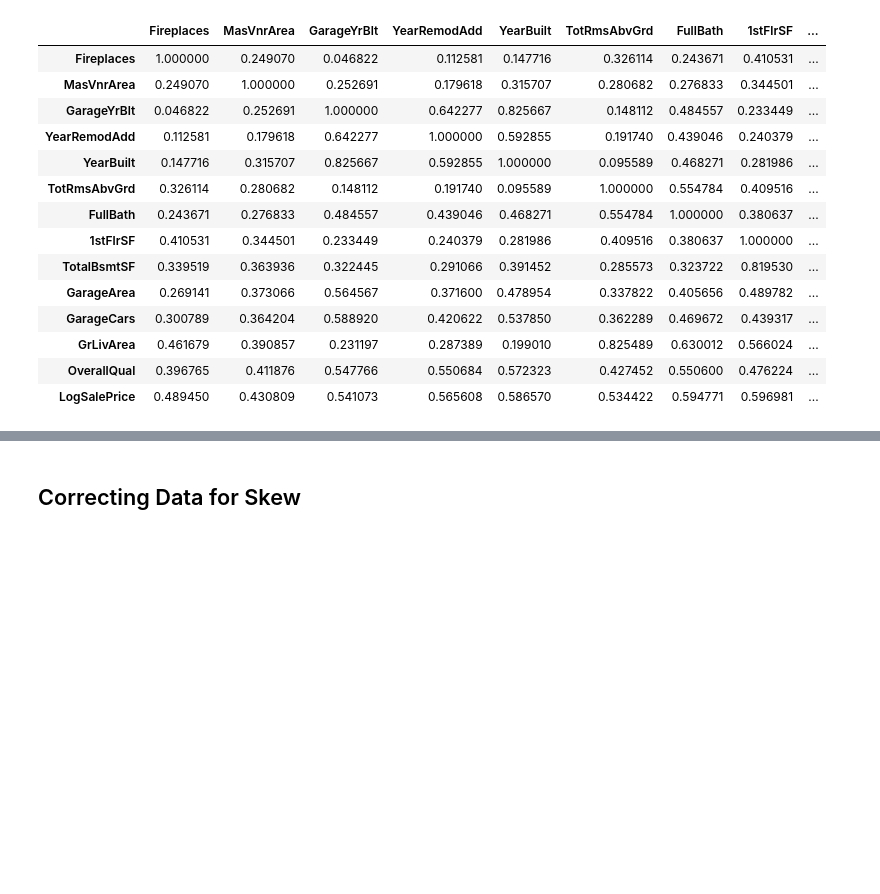
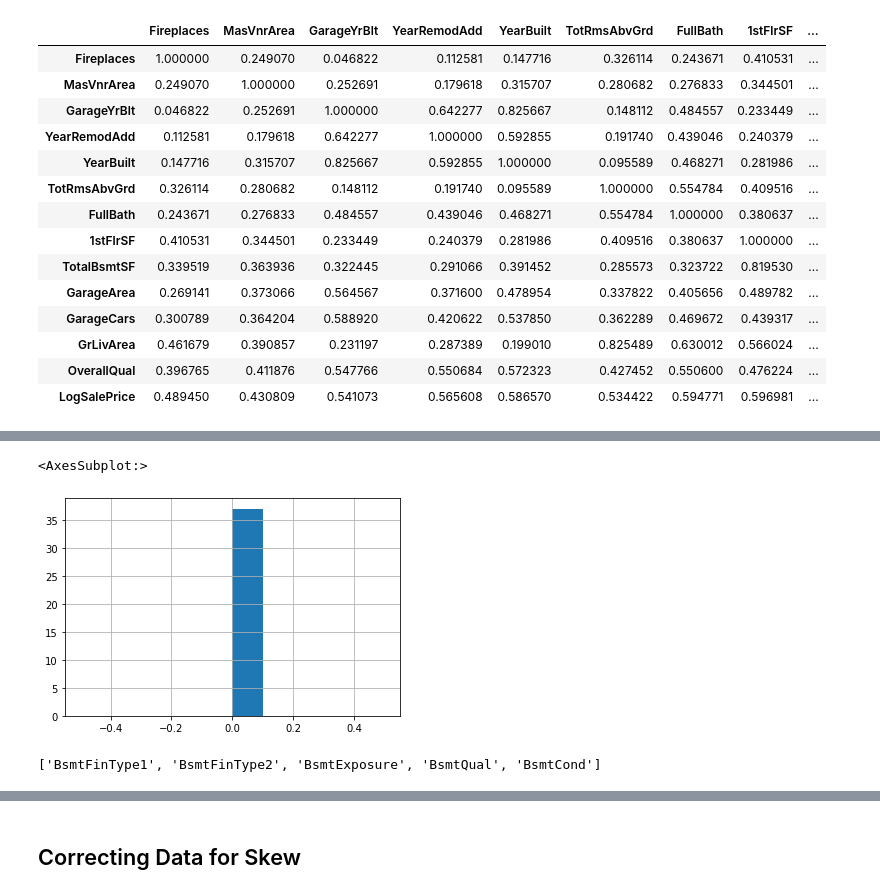
Before and after one commit to AdventurousDataScientist/HousePricingModel, a Jupyter notebook: Base Model.ipynb, the cells around one changed output, grey strips where cells are left out. Cells and saved outputs as stored; diff of their text form; code cells hidden in the pictures; blank space fills up the shorter version.

```diff
--- a/Base Model.ipynb
+++ b/Base Model.ipynb
@@ -65,7 +116,10 @@ test_df = pd.read_csv('test.csv')
 train_df['MSZoning'] = train_df['MSZoning'].apply(str)
 train_df['MSZoning'] = train_df['MSZoning'].replace({'C (all)': 'C'})
 
-train_df['MSSubClass'] = train_df['MSSubClass'].apply(str)
 
 test_df['MSZoning'] = test_df['MSZoning'].apply(str)
 test_df['MSZoning'] = test_df['MSZoning'].replace({'C (all)': 'C'})
+
+train_df['MSSubClass'] = train_df['MSSubClass'].apply(lambda x: str(x))
+test_df['MSSubClass'] = test_df['MSSubClass'].apply(lambda x: str(x))
+train_df['LogSalePrice'] = np.log1p(train_df['SalePrice'])
@@ -432,0 +430,9 @@ Both stacking regressors have far lower RMSLE's than the other models, it just g
+# %%
+train_df[pd.isnull(train_df['BsmtCond'])]['TotalBsmtSF'].hist()
+# %% [output]
+<AxesSubplot:>
+[figure, added]
+# %%
+bsmt_missing_cols
+# %% [output]
+['BsmtFinType1', 'BsmtFinType2', 'BsmtExposure', 'BsmtQual', 'BsmtCond']
```
Also changed, not shown: parts of 283 cells of this notebook.
